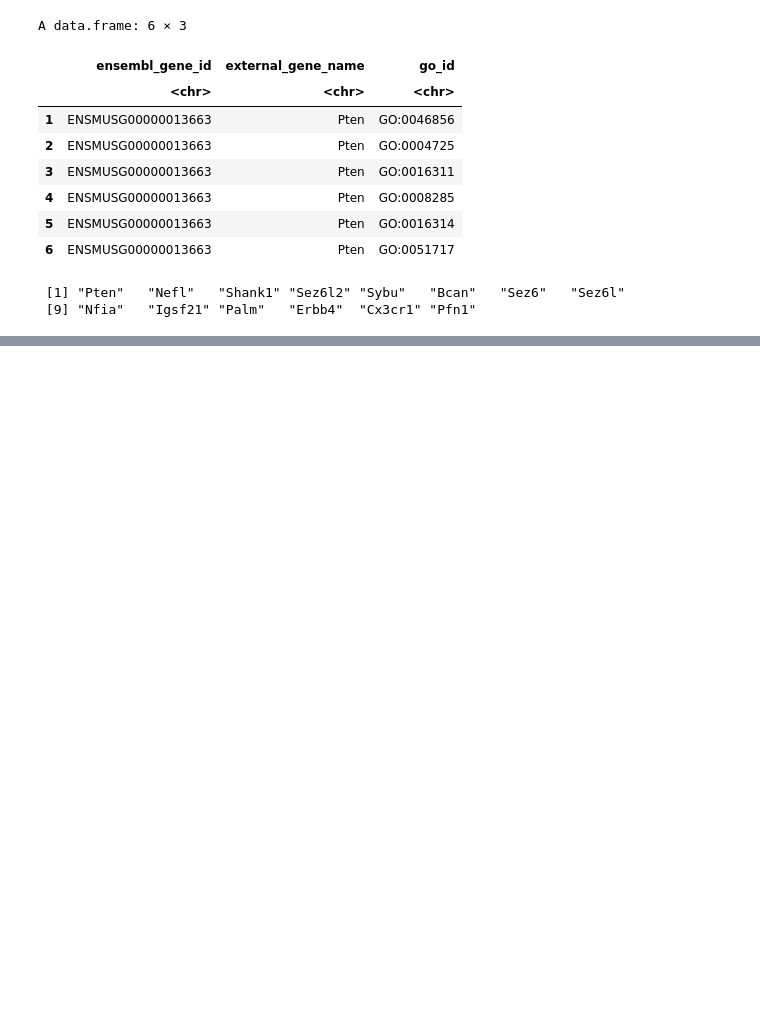
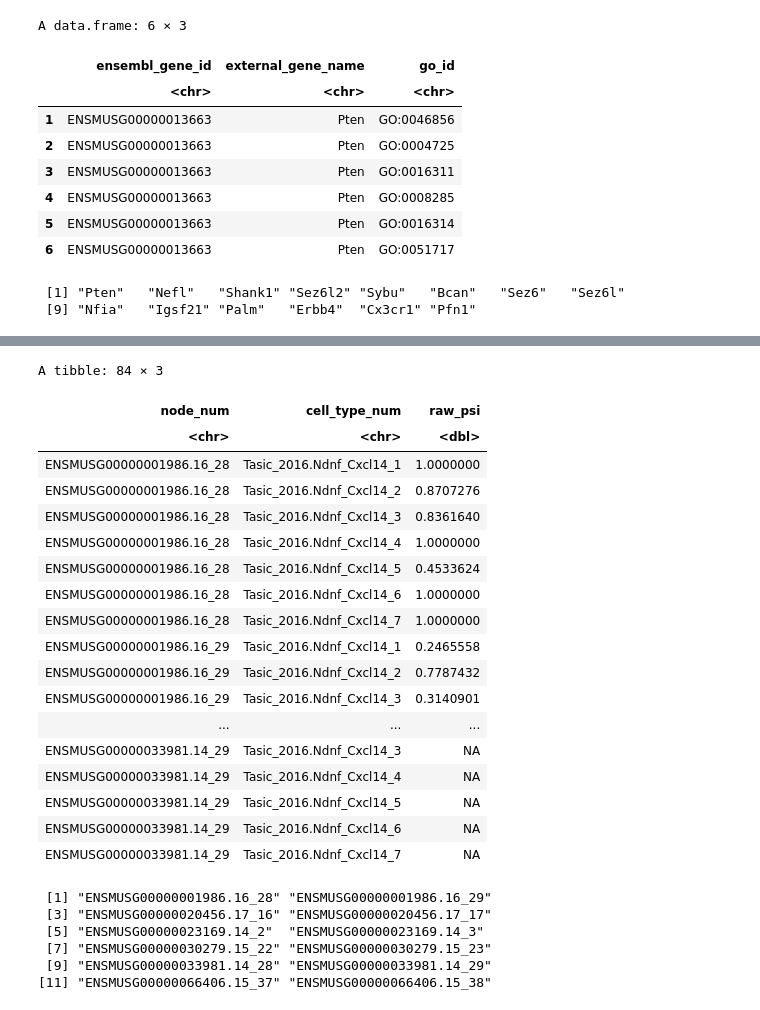
Before and after one commit to hemberg-lab/scfindME, a Jupyter notebook: scfindME_usage_summary.ipynb, the cells around one changed output, grey strips where cells are left out. Drawn from its saved outputs; the diff is of its cells as text; code cells hidden in the pictures; blank space fills up the shorter version.

```diff
--- a/scfindME_usage_summary.ipynb
+++ b/scfindME_usage_summary.ipynb
@@ -1099,0 +1219,2 @@ gene.names
+# %%
+d1 <- data.frame(getRawPsi(tasic, gene.list = gene_nodes_all, cell.type = 'Tasic_2016.Ndnf_Cxcl14', index.type = 'above'))
@@ -1099,0 +1248,32 @@ gene.names
+# %%
+
+d1 %>% rownames_to_column("node_num") %>% pivot_longer(cols = -c(node_num), names_to = 'cell_type_num', values_to = "raw_psi")
+# %% [output]
+A tibble: 84 × 3
+| node_num | cell_type_num | raw_psi |
+| <chr> | <chr> | <dbl> |
+| ENSMUSG00000001986.16_28 | Tasic_2016.Ndnf_Cxcl14_1 | 1.0000000 |
+| ENSMUSG00000001986.16_28 | Tasic_2016.Ndnf_Cxcl14_2 | 0.8707276 |
+| ENSMUSG00000001986.16_28 | Tasic_2016.Ndnf_Cxcl14_3 | 0.8361640 |
+| ENSMUSG00000001986.16_28 | Tasic_2016.Ndnf_Cxcl14_4 | 1.0000000 |
+| ENSMUSG00000001986.16_28 | Tasic_2016.Ndnf_Cxcl14_5 | 0.4533624 |
+| ENSMUSG00000001986.16_28 | Tasic_2016.Ndnf_Cxcl14_6 | 1.0000000 |
+| ENSMUSG00000001986.16_28 | Tasic_2016.Ndnf_Cxcl14_7 | 1.0000000 |
+| ENSMUSG00000001986.16_29 | Tasic_2016.Ndnf_Cxcl14_1 | 0.2465558 |
+| ENSMUSG00000001986.16_29 | Tasic_2016.Ndnf_Cxcl14_2 | 0.7787432 |
+| ENSMUSG00000001986.16_29 | Tasic_2016.Ndnf_Cxcl14_3 | 0.3140901 |
+| ... | ... | ... |
+| ENSMUSG00000033981.14_29 | Tasic_2016.Ndnf_Cxcl14_3 | NA |
+| ENSMUSG00000033981.14_29 | Tasic_2016.Ndnf_Cxcl14_4 | NA |
+| ENSMUSG00000033981.14_29 | Tasic_2016.Ndnf_Cxcl14_5 | NA |
+| ENSMUSG00000033981.14_29 | Tasic_2016.Ndnf_Cxcl14_6 | NA |
+| ENSMUSG00000033981.14_29 | Tasic_2016.Ndnf_Cxcl14_7 | NA |
+# %%
+me$node_id
+# %% [output]
+ [1] "ENSMUSG00000001986.16_28" "ENSMUSG00000001986.16_29"
+ [3] "ENSMUSG00000020456.17_16" "ENSMUSG00000020456.17_17"
+ [5] "ENSMUSG00000023169.14_2"  "ENSMUSG00000023169.14_3"
+ [7] "ENSMUSG00000030279.15_22" "ENSMUSG00000030279.15_23"
+ [9] "ENSMUSG00000033981.14_28" "ENSMUSG00000033981.14_29"
+[11] "ENSMUSG00000066406.15_37" "ENSMUSG00000066406.15_38"
```
Also changed, not shown: parts of 25 cells of this notebook, 4 other files.
